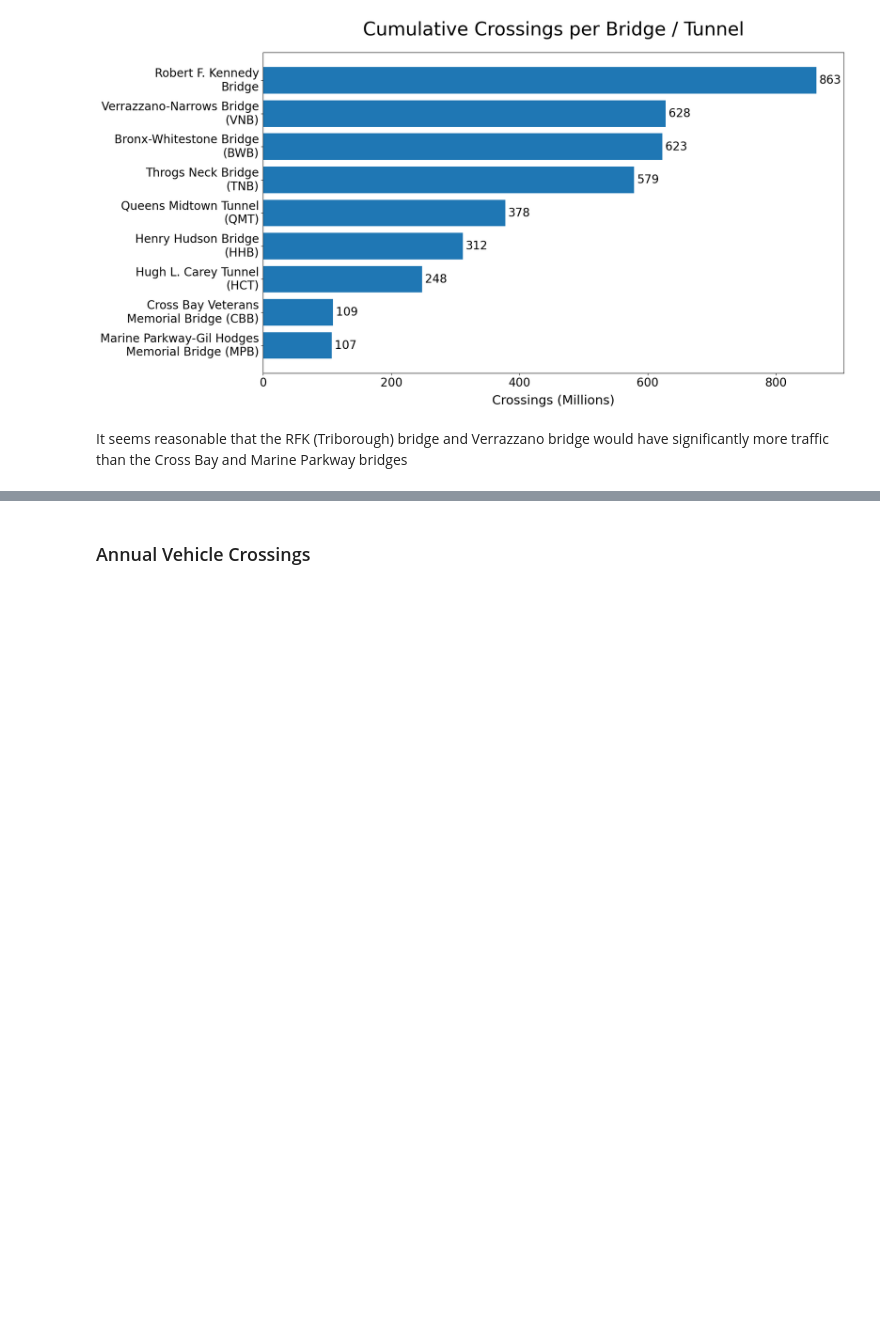
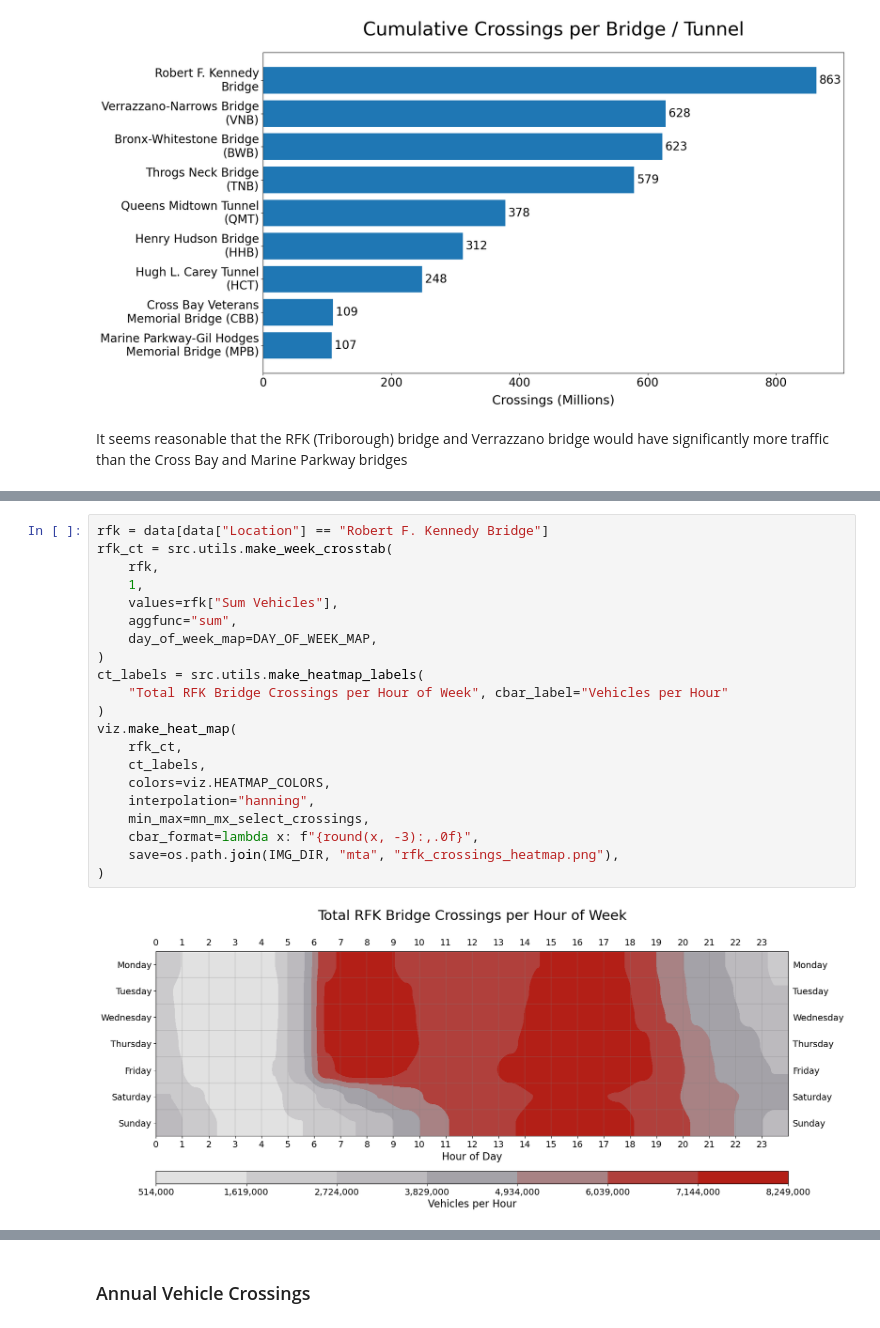
Before and after one commit to ray310/NYC-Vehicle-Collisions, a Jupyter notebook: 2-profiling-preparing-traffic-data.ipynb, the cells around one changed output, grey strips where cells are left out. Saved outputs shown, nothing was run; the diff lists cells and outputs as text; blank space fills up the shorter version.

```diff
--- a/2-profiling-preparing-traffic-data.ipynb
+++ b/2-profiling-preparing-traffic-data.ipynb
@@ -410,0 +478,23 @@ It seems reasonable that the RFK (Triborough) bridge and Verrazzano bridge would
+# %%
+rfk = data[data["Location"] == "Robert F. Kennedy Bridge"]
+rfk_ct = src.utils.make_week_crosstab(
+    rfk,
+    1,
+    values=rfk["Sum Vehicles"],
+    aggfunc="sum",
+    day_of_week_map=DAY_OF_WEEK_MAP,
+)
+ct_labels = src.utils.make_heatmap_labels(
+    "Total RFK Bridge Crossings per Hour of Week", cbar_label="Vehicles per Hour"
+)
+viz.make_heat_map(
+    rfk_ct,
+    ct_labels,
+    colors=viz.HEATMAP_COLORS,
+    interpolation="hanning",
+    min_max=mn_mx_select_crossings,
+    cbar_format=lambda x: f"{round(x, -3):,.0f}",
+    save=os.path.join(IMG_DIR, "mta", "rfk_crossings_heatmap.png"),
+)
+# %% [output]
+[figure, added]
```
Also changed, not shown: parts of 10 cells of this notebook, 1 other file.
